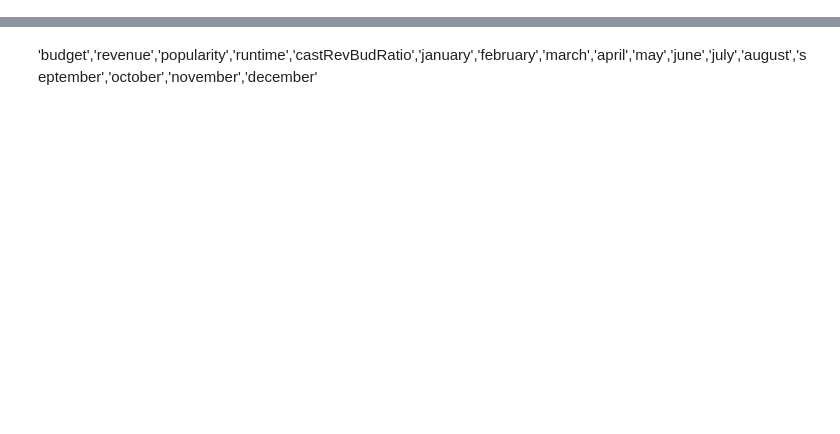
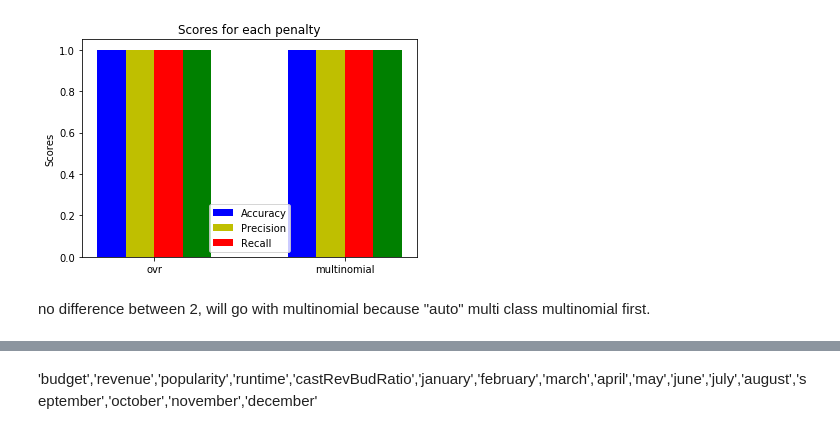
Before and after one commit to ianfawaz/CSCI4502-5502-DataMiningProject, a Jupyter notebook: Classifiers.ipynb, the cells around one changed output, grey strips where cells are left out. Drawn from its saved outputs; the diff is of its cells as text; code cells hidden in the pictures; blank space fills up the shorter version.

```diff
--- a/Classifiers.ipynb
+++ b/Classifiers.ipynb
@@ -156,0 +175,43 @@ Feature ranking:
+# %%
+lr = LogisticRegression(random_state=0,solver ='lbfgs') # multi class = ovr
+lr.fit(X_train,y_train)
+y_pred = lr.predict(X_test)
+scores = cross_val_score(lr, X_test, y_test, cv=10).mean()
+r =recall_score(y_test, y_pred)
+p =precision_score(y_test, y_pred)
+f1 =f1_score(y_test, y_pred)
+# %%
+lr_mn = LogisticRegression(random_state=0, solver ='lbfgs', multi_class = 'multinomial')
+lr_mn.fit(X_train,y_train)
+y_pred_mn = lr_mn.predict(X_test)
+scores_mn = cross_val_score(lr_mn, X_test, y_test, cv=10).mean()
+r_mn = recall_score(y_test, y_pred_mn)
+p_mn = precision_score(y_test, y_pred_mn)
+f1_mn = f1_score(y_test, y_pred_mn)
+# %%
+N = 2
+
+ind = np.arange(N)
+width = 0.15
+fig, ax = plt.subplots()
+
+accu = [scores,scores_mn]
+rects1 = ax.bar(ind, accu, width, color='b')
+prec = [p,p_mn]
+rects2 = ax.bar(ind+width, prec, width, color='y')
+rec = [r,r_mn]
+rects3 = ax.bar(ind + 2 * width, rec, width, color='r')
+f1score = [f1,f1_mn]
+rects4 = ax.bar(ind+ 3 * width, f1score,  width, color='g')
+
+ax.set_ylabel('Scores')
+ax.set_title('Scores for each penalty')
+ax.set_xticks(ind + 1.5*width)
+ax.set_xticklabels(('ovr','multinomial'))
+ax.legend((rects1[0], rects2[0], rects3[0]), ('Accuracy', 'Precision', 'Recall'))
+
+plt.show()
+# %% [output]
+[figure, added]
+# %% [markdown]
+no difference between 2, will go with multinomial because "auto" multi class multinomial first.
```
Also changed, not shown: parts of 49 cells of this notebook.
